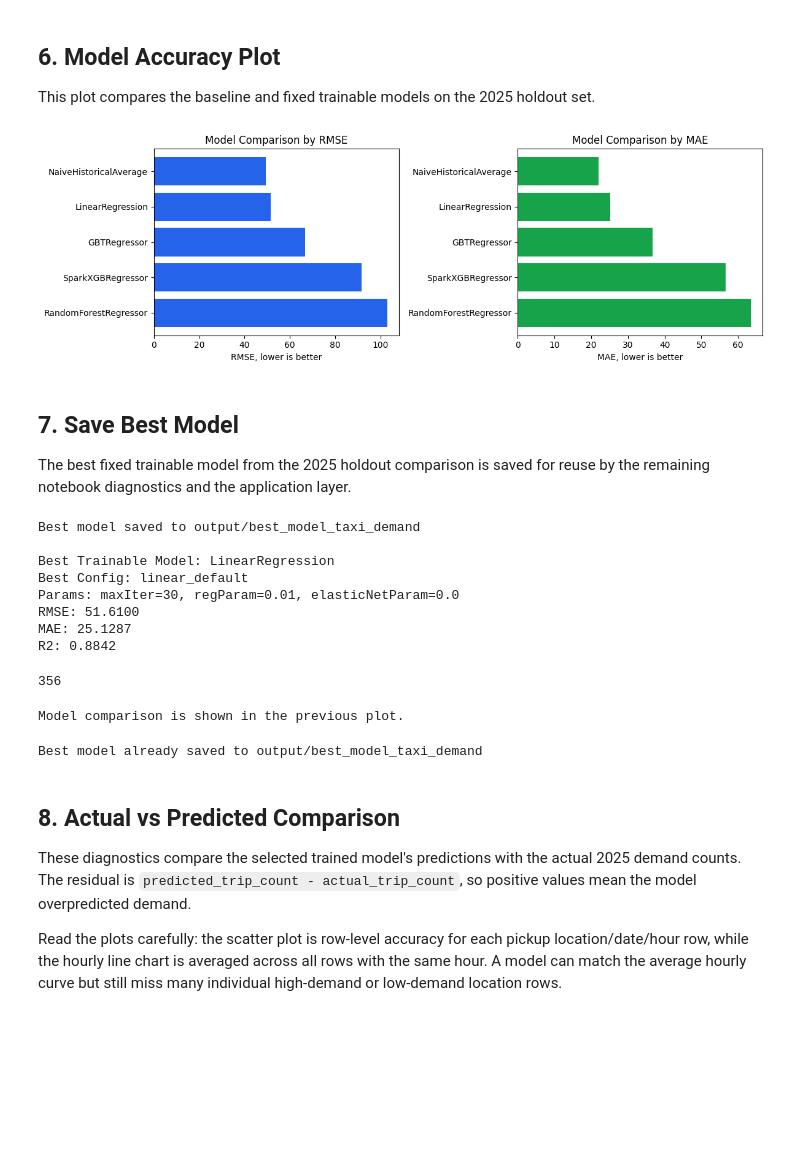
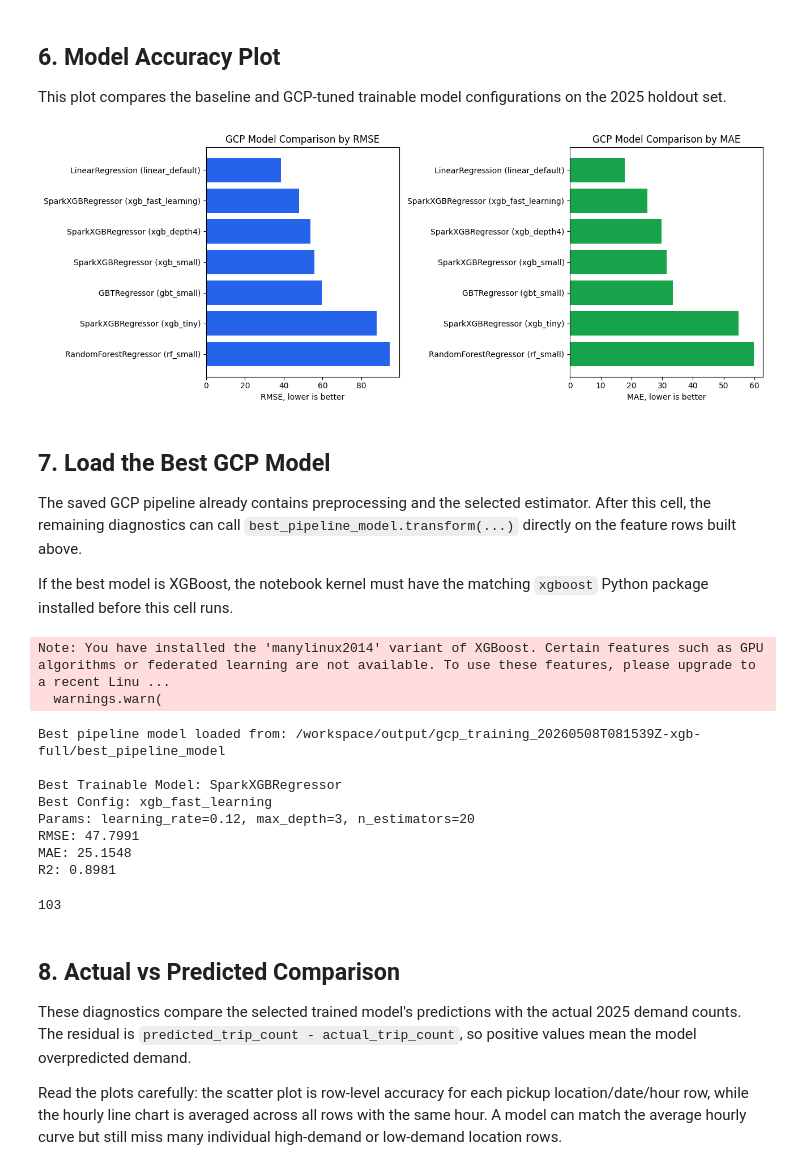
Before and after one commit to jimhe-sjsu/Data228GroupProject, a Jupyter notebook: notebooks/taxi_demand_mllib_demo.ipynb, the cells around one changed output. Cells and saved outputs as stored; diff of their text form; code cells hidden in the pictures; blank space fills up the shorter version.

Commit message:
Update taxi demand ML notebook

```diff
--- a/notebooks/taxi_demand_mllib_demo.ipynb
+++ b/notebooks/taxi_demand_mllib_demo.ipynb
@@ -829,39 +602,61 @@ The naive baseline beat the selected trained model on 2025. The model/features n
 # %% [markdown]
 ## 6. Model Accuracy Plot
 
-This plot compares the baseline and fixed trainable models on the 2025 holdout set.
+This plot compares the baseline and GCP-tuned trainable model configurations on the 2025 holdout set.
 # %%
 import matplotlib.pyplot as plt
 
-metrics_pdf = metrics_df.orderBy("rmse").toPandas()
+metrics_pdf = (
+    metrics_df
+    .where(F.col("selection") == "trainable")
+    .orderBy("rmse")
+    .toPandas()
+)
+metrics_pdf["display_name"] = metrics_pdf["model"] + " (" + metrics_pdf["config"] + ")"
 
-fig, axes = plt.subplots(1, 2, figsize=(12, 4))
+fig, axes = plt.subplots(1, 2, figsize=(13, 5))
 
-axes[0].barh(metrics_pdf["model"], metrics_pdf["rmse"], color="#2563eb")
+axes[0].barh(metrics_pdf["display_name"], metrics_pdf["rmse"], color="#2563eb")
 axes[0].invert_yaxis()
-axes[0].set_title("Model Comparison by RMSE")
+axes[0].set_title("GCP Model Comparison by RMSE")
 axes[0].set_xlabel("RMSE, lower is better")
 
-axes[1].barh(metrics_pdf["model"], metrics_pdf["mae"], color="#16a34a")
+axes[1].barh(metrics_pdf["display_name"], metrics_pdf["mae"], color="#16a34a")
 axes[1].invert_yaxis()
-axes[1].set_title("Model Comparison by MAE")
+axes[1].set_title("GCP Model Comparison by MAE")
 axes[1].set_xlabel("MAE, lower is better")
 
 plt.tight_layout()
 plt.show()
 # %% [output]
-[figure, old version]
+[figure, new version]
 # %% [markdown]
-## 7. Save Best Model
+## 7. Load the Best GCP Model
 
-The best fixed trainable model from the 2025 holdout comparison is saved for reuse by the remaining notebook diagnostics and the application layer.
+The saved GCP pipeline already contains preprocessing and the selected estimator. After this cell, the remaining diagnostics can call `best_pipeline_model.transform(...)` directly on the feature rows built above.
+
+If the best model is XGBoost, the notebook kernel must have the matching `xgboost` Python package installed before this cell runs.
 # %%
-Path("output").mkdir(exist_ok=True)
-best_model_output_path = "output/best_model_taxi_demand"
+def require_xgboost_for_saved_model(model_name):
+    if model_name != "SparkXGBRegressor":
+        return
 
-best_model.write().overwrite().save(best_model_output_path)
-print(f"Best model saved to {best_model_output_path}")
+    try:
+        import xgboost  # noqa: F401
+        from xgboost.spark import SparkXGBRegressorModel  # noqa: F401
+    except ImportError as exc:
+        raise ImportError(
+            "The saved GCP best model is SparkXGBRegressor, so this notebook kernel needs "
+            "xgboost==2.1.4 installed before loading best_pipeline_model. Install it in the "
+            "same environment that runs this notebook, restart the kernel, then rerun from Step 1."
+        ) from exc
 
+
+require_xgboost_for_saved_model(best_model_name)
+
+best_pipeline_model = PipelineModel.load(best_model_output_path)
+
+print(f"Best pipeline model loaded from: {best_model_output_path}")
 print(f"""
 Best Trainable Model: {best_model_name}
 Best Config: {best_model_config['config_name']}
@@ -873,23 +668,17 @@ R2: {best_result['r2']:.4f}
 
 gc.collect()
 # %% [output]
-Best model saved to output/best_model_taxi_demand
-
-Best Trainable Model: LinearRegression
-Best Config: linear_default
-Params: maxIter=30, regParam=0.01, elasticNetParam=0.0
-RMSE: 51.6100
-MAE: 25.1287
-R2: 0.8842
+Note: You have installed the 'manylinux2014' variant of XGBoost. Certain features such as GPU algorithms or federated learning are not available. To use these features, please upgrade to a recent Linu ...
+  warnings.warn(
-356
+Best pipeline model loaded from: /workspace/output/gcp_training_20260508T081539Z-xgb-full/best_pipeline_model
+
+Best Trainable Model: SparkXGBRegressor
+Best Config: xgb_fast_learning
+Params: learning_rate=0.12, max_depth=3, n_estimators=20
+RMSE: 47.7991
+MAE: 25.1548
+R2: 0.8981
+103
-# %%
-print("Model comparison is shown in the previous plot.")
-# %% [output]
-Model comparison is shown in the previous plot.
-# %%
-print(f"Best model already saved to {best_model_output_path}")
-# %% [output]
-Best model already saved to output/best_model_taxi_demand
 # %% [markdown]
 ## 8. Actual vs Predicted Comparison
 
```
Also changed, not shown: parts of 26 cells of this notebook.
